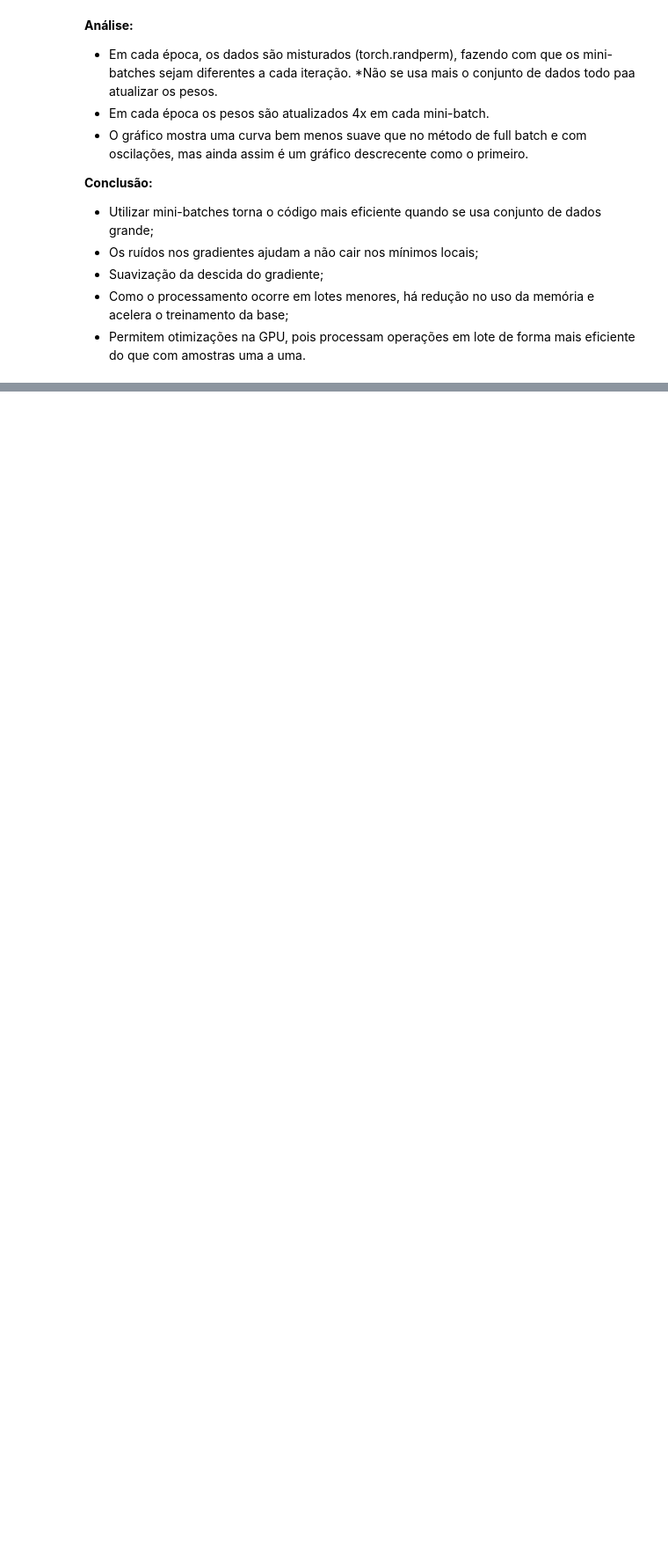
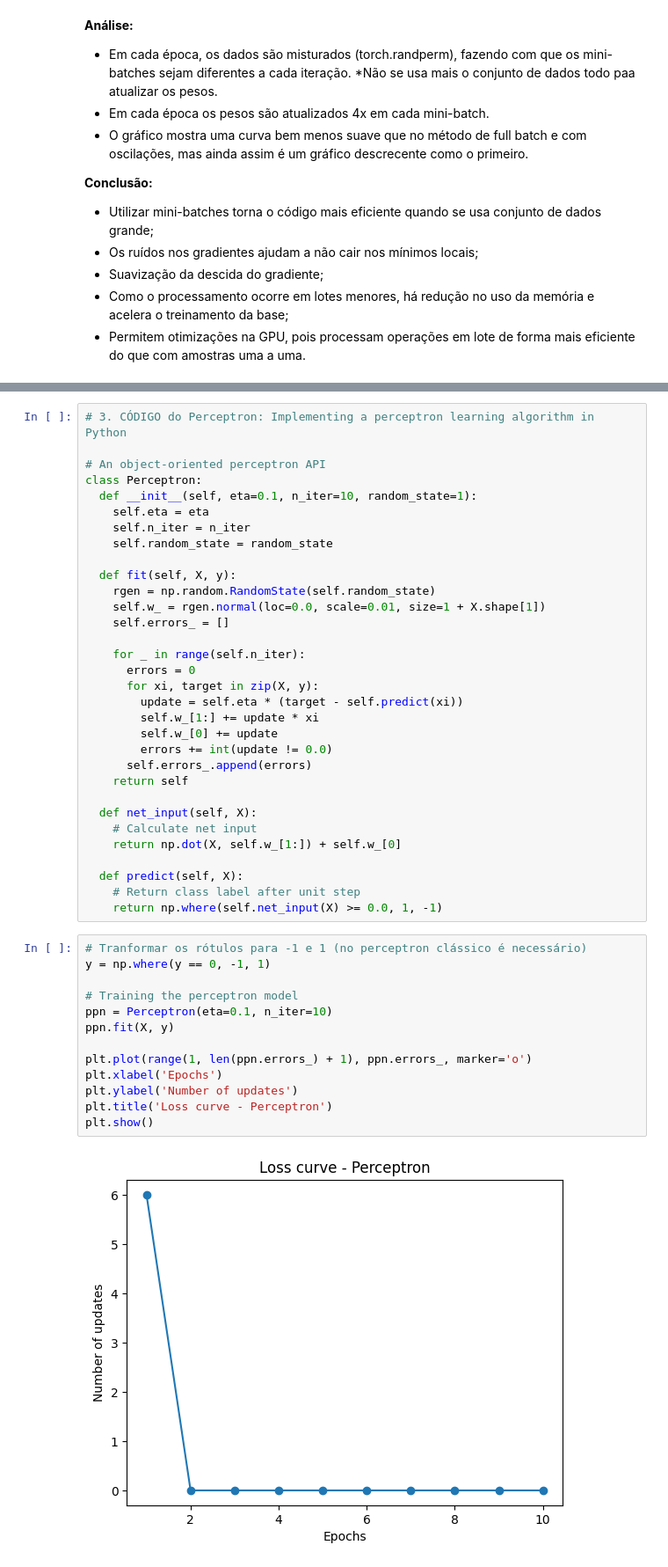
Before and after one commit to rncebranco/ufpa_ficcd_2025_3_ava, a Jupyter notebook: FICCD_Claudomiro_ativ_3_1_Multiplicacao_matrizes_Redes_neurais_Raimunda_Branco.ipynb, the cells around one changed output, grey strips where cells are left out. Shown at 88% size. Saved outputs shown, nothing was run; the diff lists cells and outputs as text; blank space fills up the shorter version.

```diff
--- a/FICCD_Claudomiro_ativ_3_1_Multiplicacao_matrizes_Redes_neurais_Raimunda_Branco.ipynb
+++ b/FICCD_Claudomiro_ativ_3_1_Multiplicacao_matrizes_Redes_neurais_Raimunda_Branco.ipynb
@@ -350,0 +398,47 @@ Acurácia do conjunto de teste: 100.00%
+# %%
+# 3. CÓDIGO do Perceptron: Implementing a perceptron learning algorithm in Python
+
+# An object-oriented perceptron API
+class Perceptron:
+  def __init__(self, eta=0.1, n_iter=10, random_state=1):
+    self.eta = eta
+    self.n_iter = n_iter
+    self.random_state = random_state
+
+  def fit(self, X, y):
+    rgen = np.random.RandomState(self.random_state)
+    self.w_ = rgen.normal(loc=0.0, scale=0.01, size=1 + X.shape[1])
+    self.errors_ = []
+
+    for _ in range(self.n_iter):
+      errors = 0
+      for xi, target in zip(X, y):
+        update = self.eta * (target - self.predict(xi))
+        self.w_[1:] += update * xi
+        self.w_[0] += update
+        errors += int(update != 0.0)
+      self.errors_.append(errors)
+    return self
+
+  def net_input(self, X):
+    # Calculate net input
+    return np.dot(X, self.w_[1:]) + self.w_[0]
+
+  def predict(self, X):
+    # Return class label after unit step
+    return np.where(self.net_input(X) >= 0.0, 1, -1)
+# %%
+# Tranformar os rótulos para -1 e 1 (no perceptron clássico é necessário)
+y = np.where(y == 0, -1, 1)
+
+# Training the perceptron model
+ppn = Perceptron(eta=0.1, n_iter=10)
+ppn.fit(X, y)
+
+plt.plot(range(1, len(ppn.errors_) + 1), ppn.errors_, marker='o')
+plt.xlabel('Epochs')
+plt.ylabel('Number of updates')
+plt.title('Loss curve - Perceptron')
+plt.show()
+# %% [output]
+[figure, added]
```
Also changed, not shown: parts of 9 cells of this notebook.
